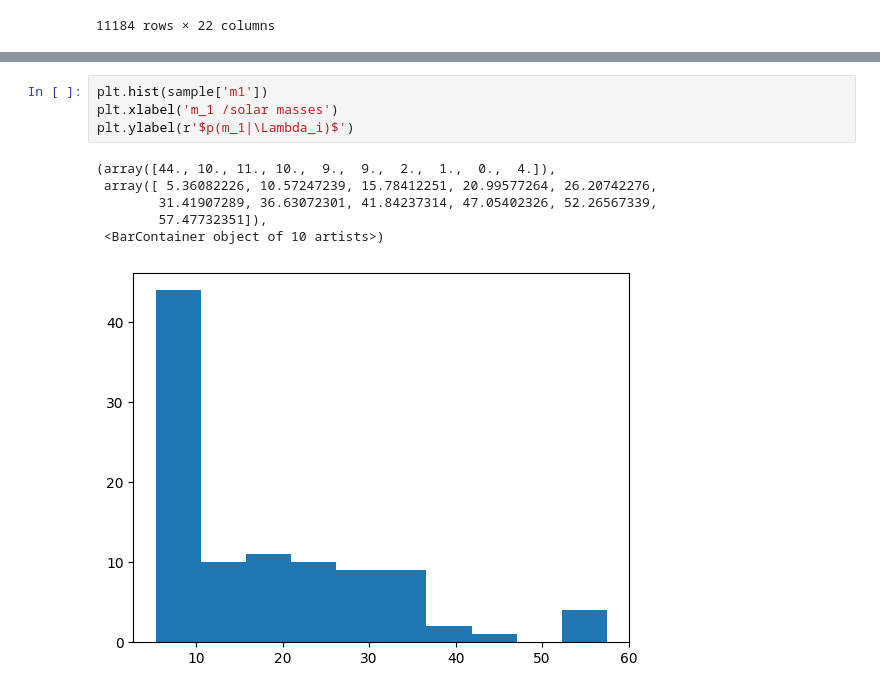
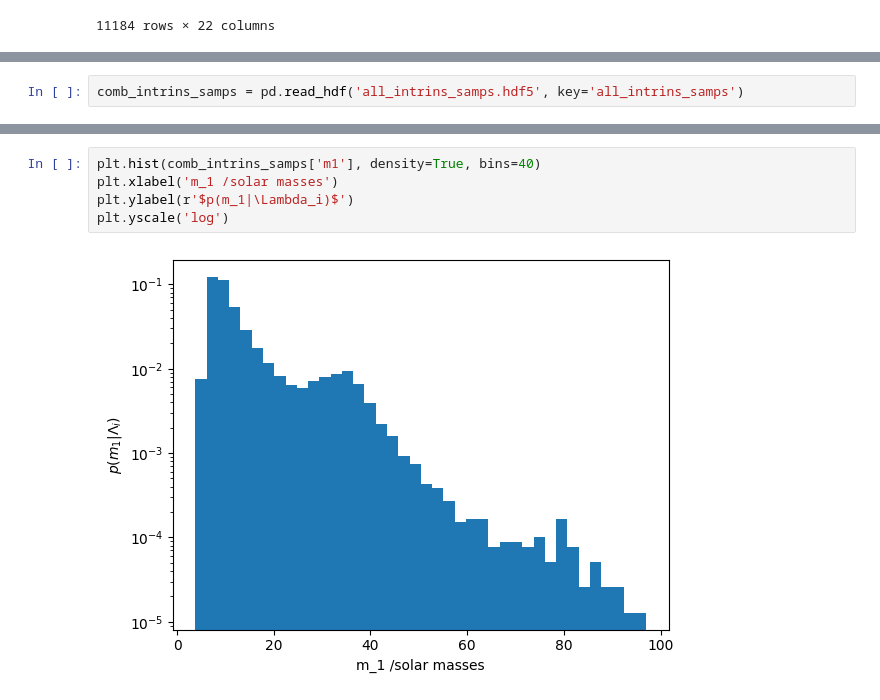
Before and after one commit to eMillar2718/GW_ChirpSim, a Jupyter notebook: binary_param_generation/Generating_samples.ipynb, the cells around one changed output, grey strips where cells are left out. Cells and saved outputs as stored; diff of their text form.

```diff
--- a/binary_param_generation/Generating_samples.ipynb
+++ b/binary_param_generation/Generating_samples.ipynb
@@ -33,0 +94,2 @@ sample = intrinsic_params.sample_intrinsic(PP_hyperposterior_samples.iloc[9], 10
+# %%
+comb_intrins_samps = pd.read_hdf('all_intrins_samps.hdf5', key='all_intrins_samps')
@@ -34,12 +112,8 @@ sample = intrinsic_params.sample_intrinsic(PP_hyperposterior_samples.iloc[9], 10
 # %%
-plt.hist(sample['m1'])
+plt.hist(comb_intrins_samps['m1'], density=True, bins=40)
 plt.xlabel('m_1 /solar masses')
 plt.ylabel(r'$p(m_1|\Lambda_i)$')
+plt.yscale('log')
 # %% [output]
-(array([44., 10., 11., 10.,  9.,  9.,  2.,  1.,  0.,  4.]),
- array([ 5.36082226, 10.57247239, 15.78412251, 20.99577264, 26.20742276,
-        31.41907289, 36.63072301, 41.84237314, 47.05402326, 52.26567339,
-        57.47732351]),
- <BarContainer object of 10 artists>)
-[figure, old version]
+[figure, new version]
 # %%
```
Also changed, not shown: parts of 14 cells of this notebook, 8 other files.
